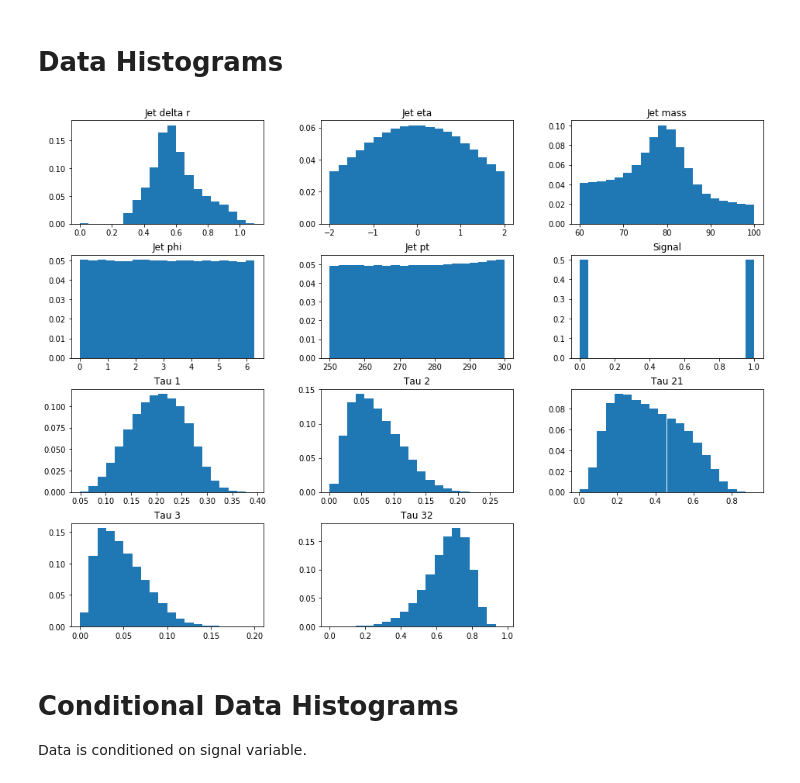
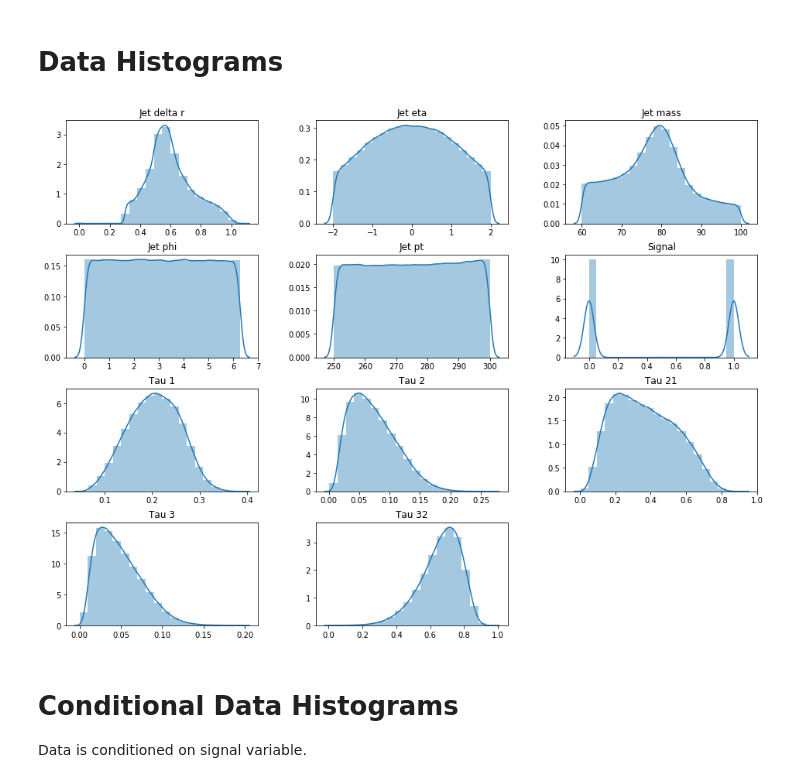
Before and after one commit to itsayushthada/Particle-Physics-Experiments, a Jupyter notebook: LAGAN/Analysis/EDA.ipynb, the cells around one changed output. Saved outputs shown, nothing was run; the diff lists cells and outputs as text; code cells hidden in the pictures.

```diff
--- a/LAGAN/Analysis/EDA.ipynb
+++ b/LAGAN/Analysis/EDA.ipynb
@@ -91,16 +91,16 @@ pd.DataFrame(df).describe()
 # %%
 plt.rcParams["figure.figsize"] = 16, 12
 plt.subplots_adjust(wspace=0.3, hspace=0.3)
 
 weights = np.ones_like(df["tau_1"])/float(len(df["tau_1"]))
 
 for idx, key in enumerate(df.keys()):
     plt.subplot(4, 3, idx+1)
-    plt.hist(df[key], weights=weights, bins=20)
+    sns.distplot(df[key], bins=20)
     plt.title(key.replace("_", " ").capitalize())
 plt.show()
 # %% [output]
-[figure, old version]
+[figure, new version]
 # %% [markdown]
 # Conditional Data Histograms
 Data is conditioned on signal variable.
```
Also changed, not shown: parts of 8 cells of this notebook.
